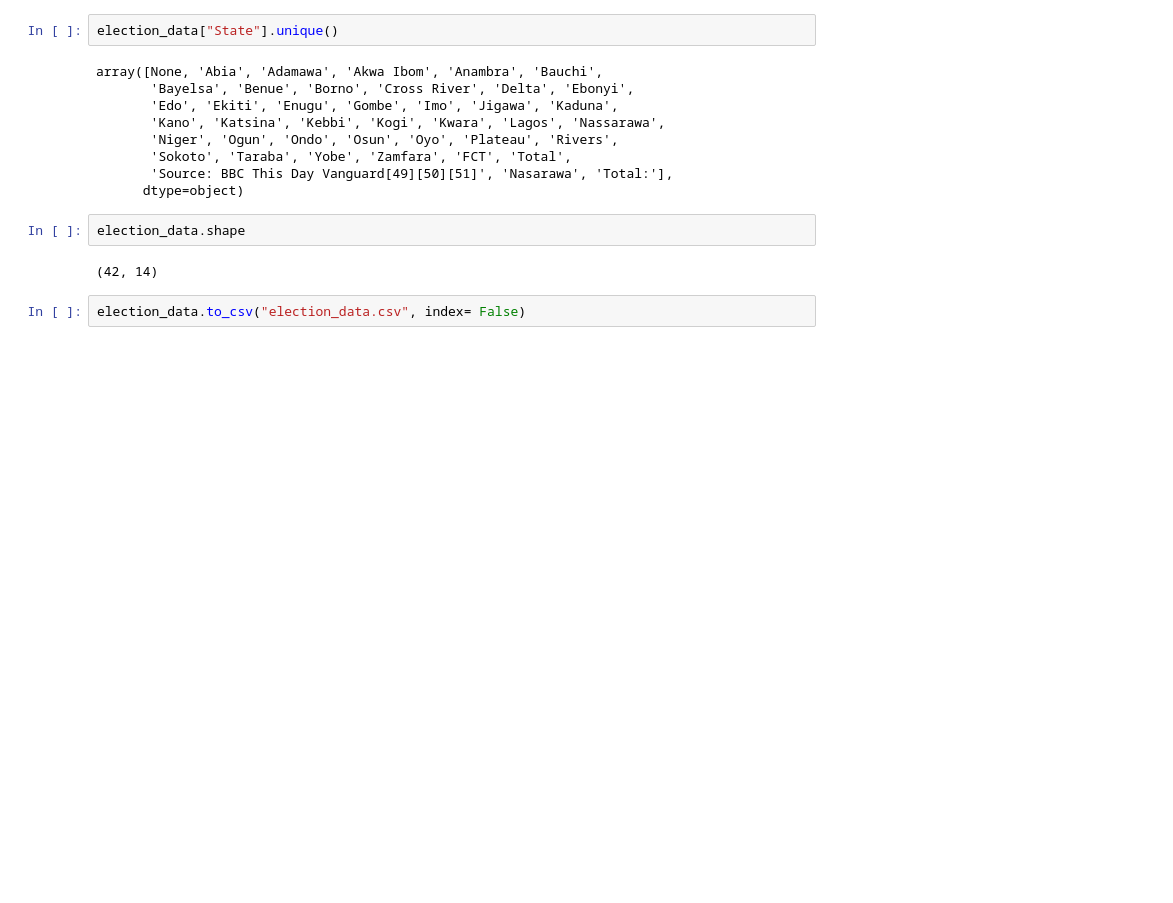
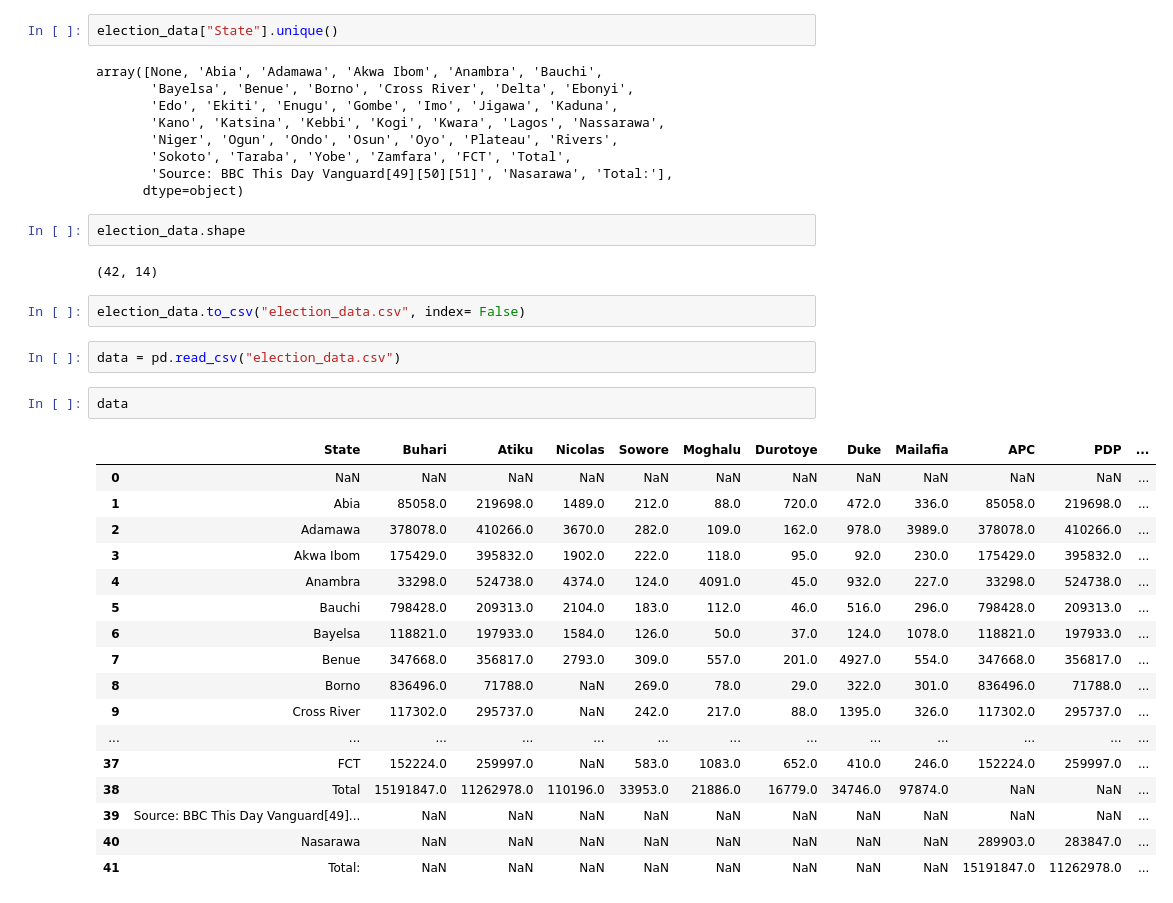
Before and after one commit to EmeritusAli/Nigeria-2019-Elections-Analysis, a Jupyter notebook: nigeria-election-data-scraping.ipynb, the cells around one changed output. Saved outputs shown, nothing was run; the diff lists cells and outputs as text; blank space fills up the shorter version.

Commit message:
Kaggle Notebook | Nigeria_Presidential Election 2020 Result Analysis | Version 3

```diff
--- a/nigeria-election-data-scraping.ipynb
+++ b/nigeria-election-data-scraping.ipynb
@@ -170,3 +212,25 @@ election_data.shape
 (42, 14)
 # %%
 election_data.to_csv("election_data.csv", index= False)
+# %%
+data = pd.read_csv("election_data.csv")
+# %%
+data
+# %% [output]
+|  | State | Buhari | Atiku | Nicolas | Sowore | Moghalu | Durotoye | Duke | Mailafia | APC | PDP | ... |
+| 0 | NaN | NaN | NaN | NaN | NaN | NaN | NaN | NaN | NaN | NaN | NaN | ... |
+| 1 | Abia | 85058.0 | 219698.0 | 1489.0 | 212.0 | 88.0 | 720.0 | 472.0 | 336.0 | 85058.0 | 219698.0 | ... |
+| 2 | Adamawa | 378078.0 | 410266.0 | 3670.0 | 282.0 | 109.0 | 162.0 | 978.0 | 3989.0 | 378078.0 | 410266.0 | ... |
+| 3 | Akwa Ibom | 175429.0 | 395832.0 | 1902.0 | 222.0 | 118.0 | 95.0 | 92.0 | 230.0 | 175429.0 | 395832.0 | ... |
+| 4 | Anambra | 33298.0 | 524738.0 | 4374.0 | 124.0 | 4091.0 | 45.0 | 932.0 | 227.0 | 33298.0 | 524738.0 | ... |
+| 5 | Bauchi | 798428.0 | 209313.0 | 2104.0 | 183.0 | 112.0 | 46.0 | 516.0 | 296.0 | 798428.0 | 209313.0 | ... |
+| 6 | Bayelsa | 118821.0 | 197933.0 | 1584.0 | 126.0 | 50.0 | 37.0 | 124.0 | 1078.0 | 118821.0 | 197933.0 | ... |
+| 7 | Benue | 347668.0 | 356817.0 | 2793.0 | 309.0 | 557.0 | 201.0 | 4927.0 | 554.0 | 347668.0 | 356817.0 | ... |
+| 8 | Borno | 836496.0 | 71788.0 | NaN | 269.0 | 78.0 | 29.0 | 322.0 | 301.0 | 836496.0 | 71788.0 | ... |
+| 9 | Cross River | 117302.0 | 295737.0 | NaN | 242.0 | 217.0 | 88.0 | 1395.0 | 326.0 | 117302.0 | 295737.0 | ... |
+| ... | ... | ... | ... | ... | ... | ... | ... | ... | ... | ... | ... | ... |
+| 37 | FCT | 152224.0 | 259997.0 | NaN | 583.0 | 1083.0 | 652.0 | 410.0 | 246.0 | 152224.0 | 259997.0 | ... |
+| 38 | Total | 15191847.0 | 11262978.0 | 110196.0 | 33953.0 | 21886.0 | 16779.0 | 34746.0 | 97874.0 | NaN | NaN | ... |
+| 39 | Source: BBC This Day Vanguard[49]... | NaN | NaN | NaN | NaN | NaN | NaN | NaN | NaN | NaN | NaN | ... |
+| 40 | Nasarawa | NaN | NaN | NaN | NaN | NaN | NaN | NaN | NaN | 289903.0 | 283847.0 | ... |
+| 41 | Total: | NaN | NaN | NaN | NaN | NaN | NaN | NaN | NaN | 15191847.0 | 11262978.0 | ... |
```
Also changed, not shown: parts of 73 cells of this notebook.
